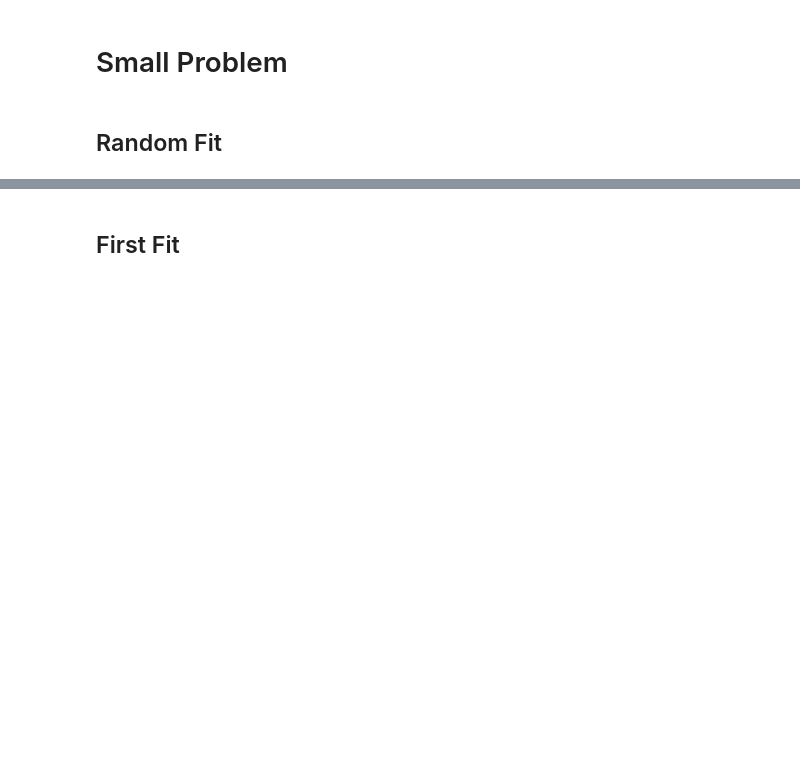
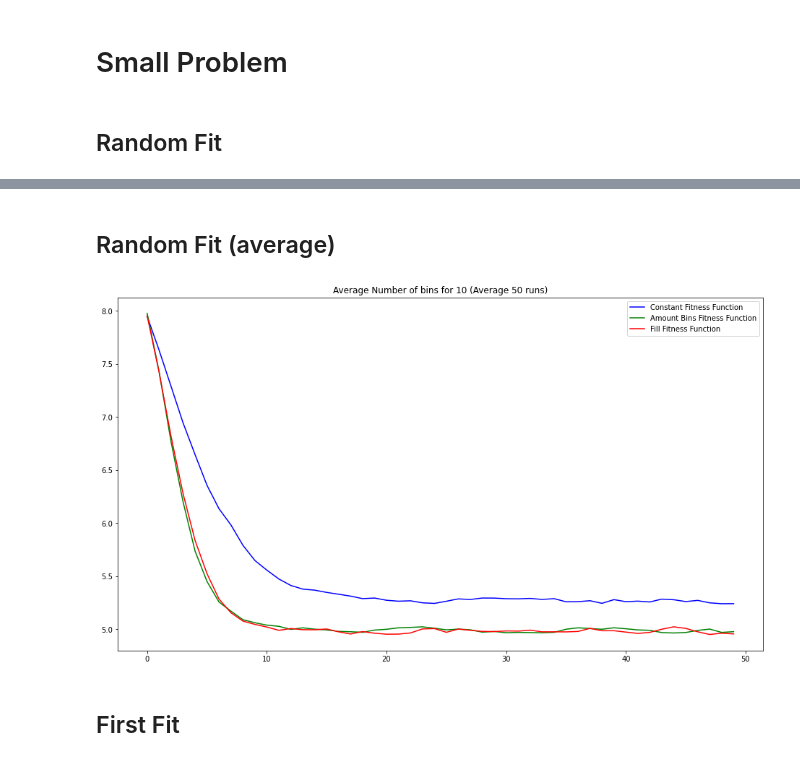
Before and after one commit to schtim/NatureInspiredAlgorithms_Code, a Jupyter notebook: GeneticAlgorithm/TestNotebooks/FitnessFunctionTest.ipynb, the cells around one changed output, grey strips where cells are left out. Cells and saved outputs as stored; diff of their text form; code cells hidden in the pictures; blank space fills up the shorter version.

Commit message:
Average in Notebook hinzugefügt

```diff
--- a/GeneticAlgorithm/TestNotebooks/FitnessFunctionTest.ipynb
+++ b/GeneticAlgorithm/TestNotebooks/FitnessFunctionTest.ipynb
@@ -84,3 +85,38 @@ plt.show()
+# %% [markdown]
+## Random Fit (average)
+# %%
+av_number = 50
+number_generations = 50
+average_vals_const = np.zeros((av_number, number_generations))
+average_vals_amount_bins = np.zeros((av_number, number_generations))
+average_vals_fill = np.zeros((av_number, number_generations))
+
+for index in np.arange(av_number):
+    GA = GeneticAlgorithm(small_objects, 100, small_container[0], small_container[1], 0.8, 0.05, number_generations, 'constant', 'random')
+    _,_, average_vals_const[index], _,_,_ = GA.run()
+    GA = GeneticAlgorithm(small_objects, 100, small_container[0], small_container[1], 0.8, 0.05, number_generations, 'amount_bins', 'random')
+    _,_, average_vals_amount_bins[index], _,_,_ = GA.run()
+    GA = GeneticAlgorithm(small_objects, 100, small_container[0], small_container[1], 0.8, 0.05, number_generations, 'fill', 'random')
+    _,_, average_vals_fill[index], _,_,_ = GA.run()
+
+# calc average
+average_vals_const = np.average(average_vals_const, 0)
+average_vals_amount_bins = np.average(average_vals_amount_bins, 0)
+average_vals_fill = np.average(average_vals_fill, 0)
+
+# Plot
+x_vals = np.arange(number_generations)
+# Punkte visualisieren
+fig, ax = plt.subplots(1,figsize=(16,9))
+ax.set_title(f'Average Number of bins for {len(small_objects)} (Average {av_number} runs)')
+ax.plot(x_vals, average_vals_const, color="blue", label = 'Constant Fitness Function')
+ax.plot(x_vals, average_vals_amount_bins, color="green", label = 'Amount Bins Fitness Function')
+ax.plot(x_vals, average_vals_fill, color="red", label = 'Fill Fitness Function')
+
+plt.legend()
+plt.show()
+# %% [output]
+[figure, added]
 # %% [markdown]
 ## First Fit
 # %%
```
Also changed, not shown: parts of 16 cells of this notebook.
